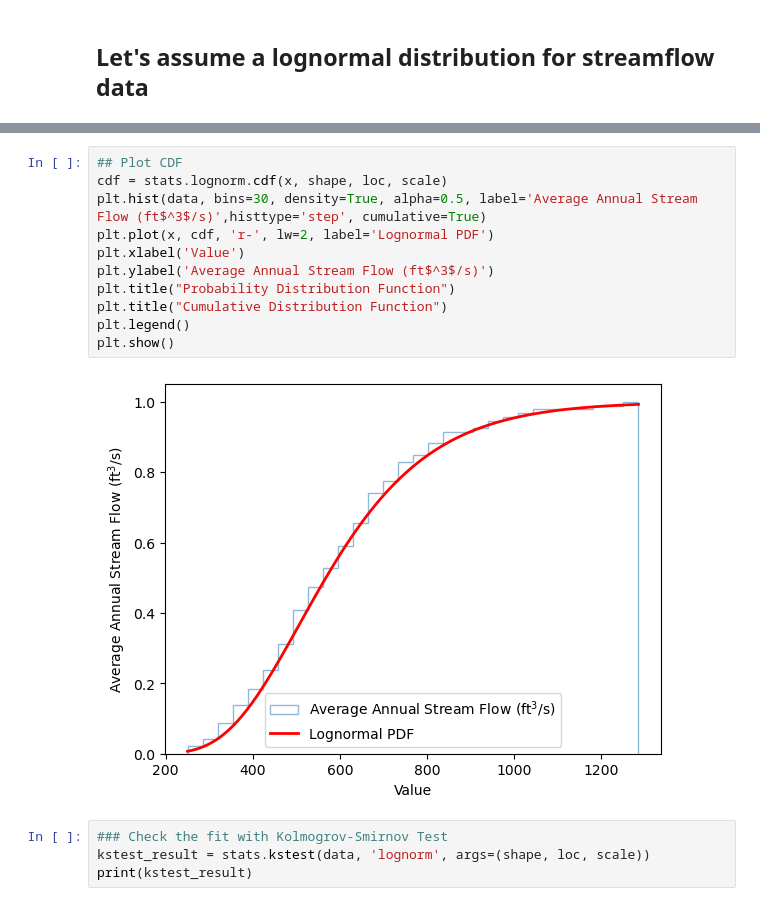
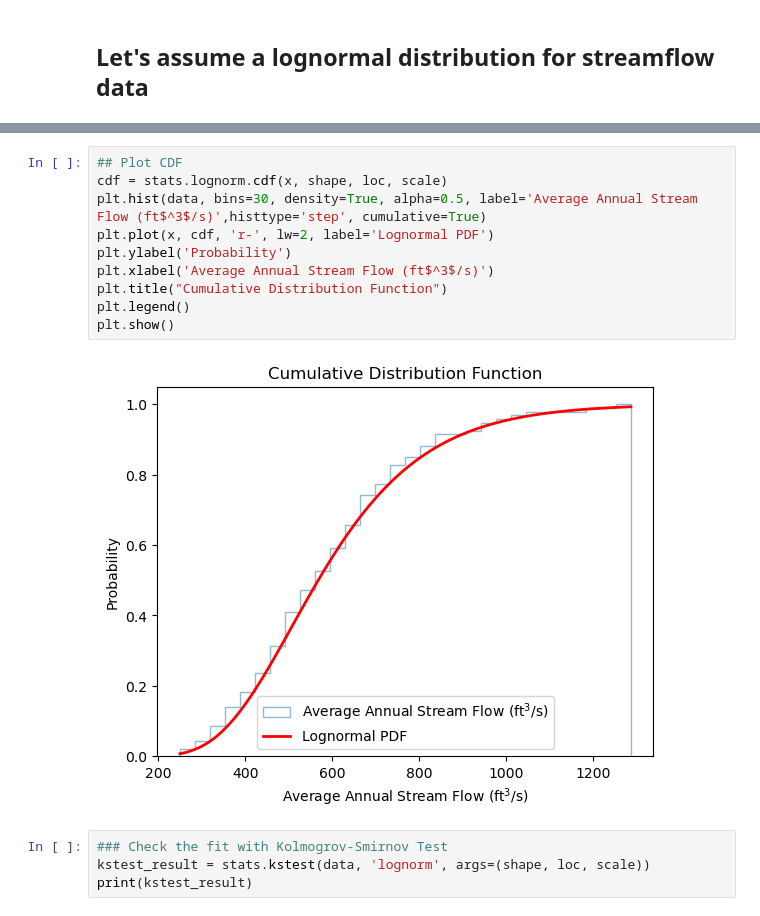
Before and after one commit to tmweigand/GroundwaterHydrology, a Jupyter notebook: lectures/probability.ipynb, the cells around one changed output, grey strips where cells are left out. Cells and saved outputs as stored; diff of their text form.

```diff
--- a/lectures/probability.ipynb
+++ b/lectures/probability.ipynb
@@ -112,16 +114,15 @@ plt.show()
 # %%
 ## Plot CDF
 cdf = stats.lognorm.cdf(x, shape, loc, scale)
 plt.hist(data, bins=30, density=True, alpha=0.5, label='Average Annual Stream Flow (ft$^3$/s)',histtype='step', cumulative=True)
 plt.plot(x, cdf, 'r-', lw=2, label='Lognormal PDF')
-plt.xlabel('Value')
-plt.ylabel('Average Annual Stream Flow (ft$^3$/s)')
-plt.title("Probability Distribution Function")
+plt.ylabel('Probability')
+plt.xlabel('Average Annual Stream Flow (ft$^3$/s)')
 plt.title("Cumulative Distribution Function")
 plt.legend()
 plt.show()
 # %% [output]
-[figure, old version]
+[figure, new version]
 # %%
 ### Check the fit with Kolmogrov-Smirnov Test
 kstest_result = stats.kstest(data, 'lognorm', args=(shape, loc, scale))
```
Also changed, not shown: parts of 2 cells of this notebook.
